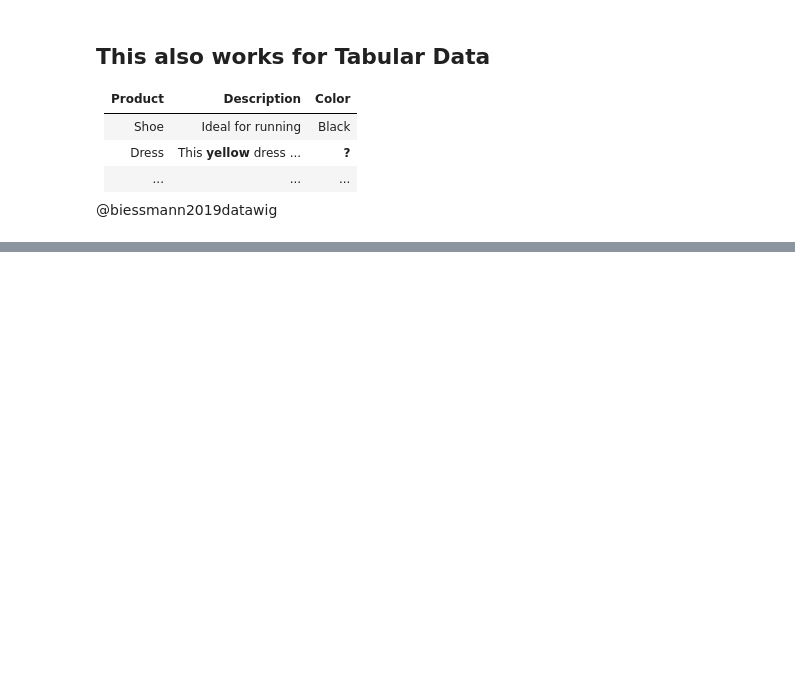
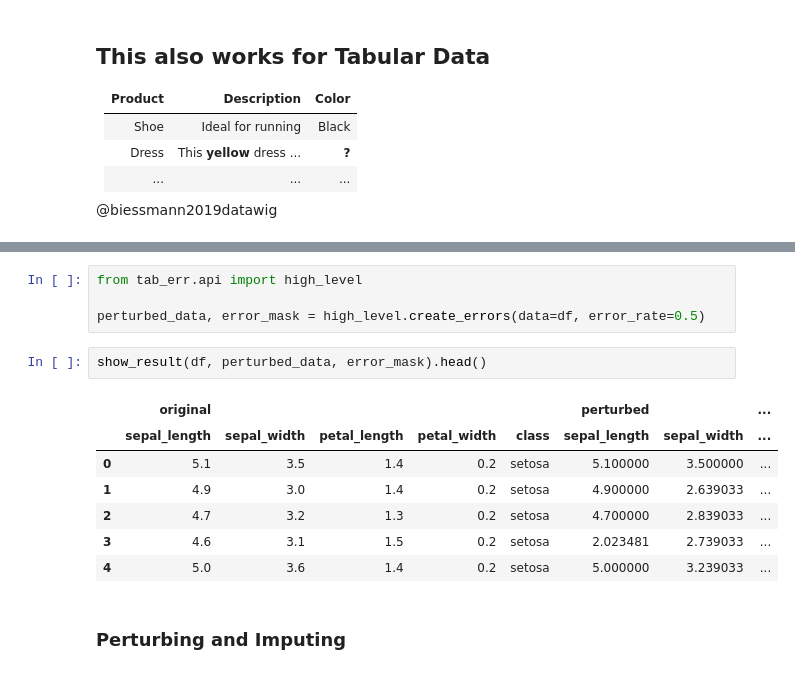
Before and after one commit to calgo-lab/data-science-workflow, a Jupyter notebook: DSW-sessions/session3_data_quality.ipynb, the cells around one changed output, grey strips where cells are left out. Saved outputs shown, nothing was run; the diff lists cells and outputs as text; blank space fills up the shorter version.

```diff
--- a/DSW-sessions/session3_data_quality.ipynb
+++ b/DSW-sessions/session3_data_quality.ipynb
@@ -619,0 +852,16 @@ plt.xlabel("x");
+# %%
+from tab_err.api import high_level
+
+perturbed_data, error_mask = high_level.create_errors(data=df, error_rate=0.5)
+# %%
+show_result(df, perturbed_data, error_mask).head()
+# %% [output]
+|  | original |  |  |  |  | perturbed |  | ... |
+|  | sepal_length | sepal_width | petal_length | petal_width | class | sepal_length | sepal_width | ... |
+| 0 | 5.1 | 3.5 | 1.4 | 0.2 | setosa | 5.100000 | 3.500000 | ... |
+| 1 | 4.9 | 3.0 | 1.4 | 0.2 | setosa | 4.900000 | 2.639033 | ... |
+| 2 | 4.7 | 3.2 | 1.3 | 0.2 | setosa | 4.700000 | 2.839033 | ... |
+| 3 | 4.6 | 3.1 | 1.5 | 0.2 | setosa | 2.023481 | 2.739033 | ... |
+| 4 | 5.0 | 3.6 | 1.4 | 0.2 | setosa | 5.000000 | 3.239033 | ... |
+# %% [markdown]
+### Perturbing and Imputing
```
Also changed, not shown: parts of 55 cells of this notebook, 3 other files.
